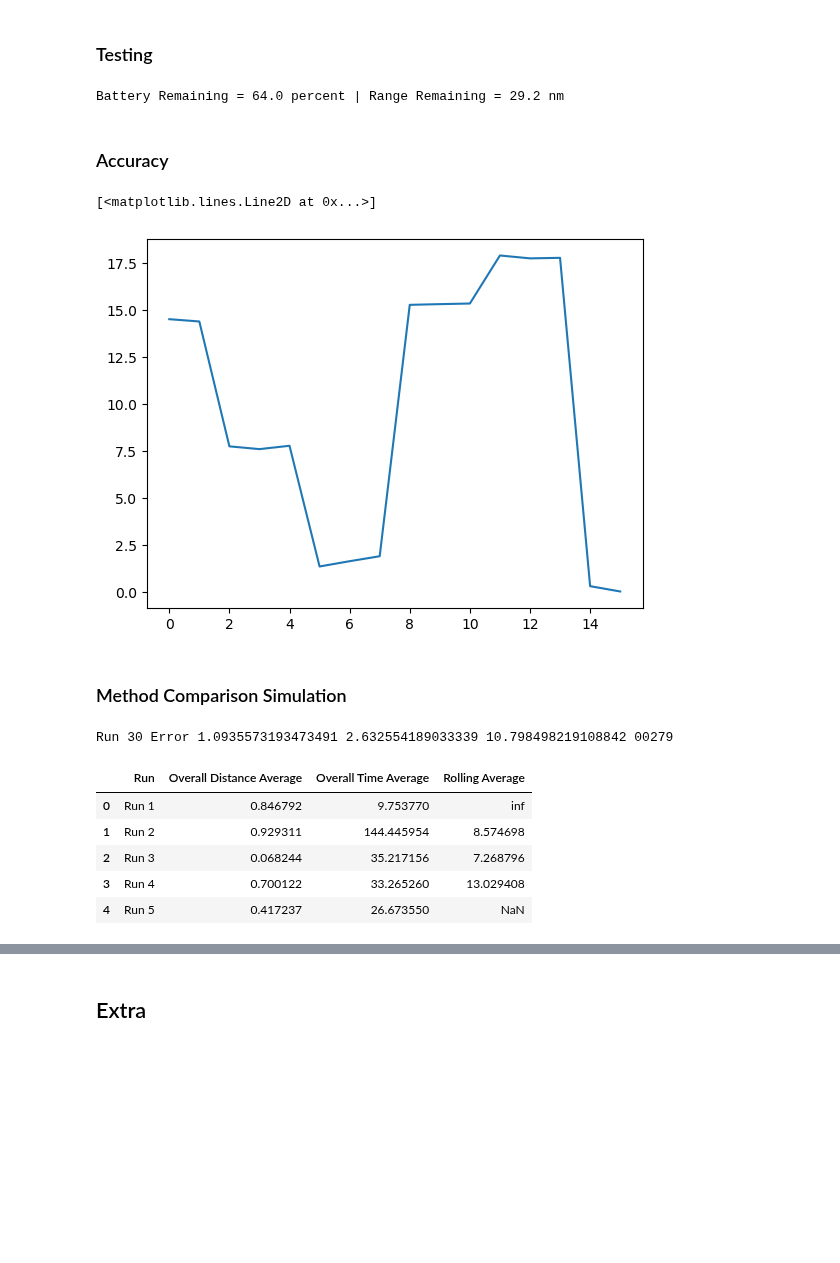
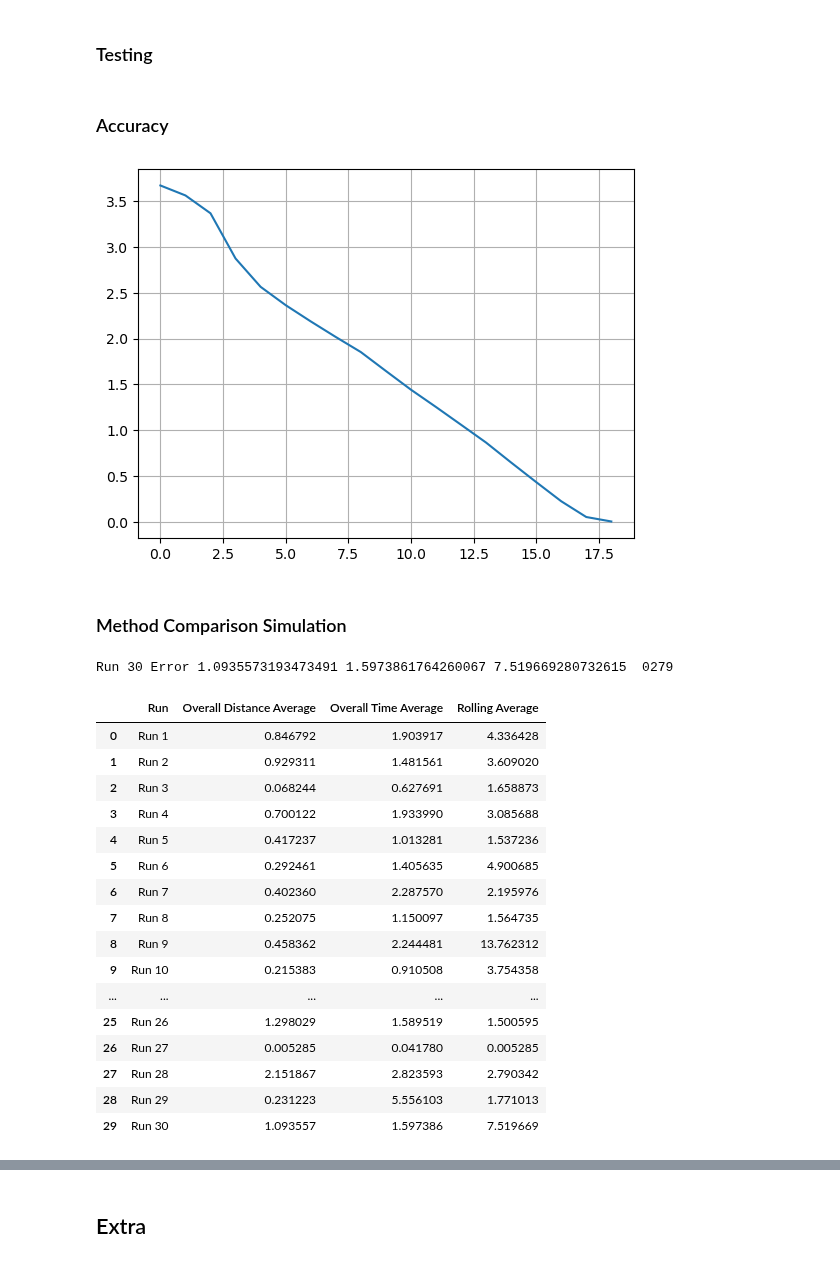
Before and after one commit to eliu420/photon-range-estimator, a Jupyter notebook: test_loop.ipynb, the cells around one changed output, grey strips where cells are left out. Saved outputs shown, nothing was run; the diff lists cells and outputs as text; code cells hidden in the pictures; blank space fills up the shorter version.

```diff
--- a/test_loop.ipynb
+++ b/test_loop.ipynb
@@ -88,24 +88,21 @@ for i in range(len(df)):
     dataStream = testing().parse_csv(df.iloc[i])
 
     # range_estimator.overall_dist_avg(dataStream)
-    # range_estimator.overall_time_avg(dataStream)
-    range_estimator.rolling_avg(dataStream)
+    range_estimator.overall_time_avg(dataStream)
+    # range_estimator.rolling_avg(dataStream)
 
-    print('Battery Remaining = %.1f percent | Range Remaining = %.1f nm' % (dataStream['soc'], range_estimator.range_remaining), end=' \r')
-
+    # print('Battery Remaining = %.1f percent | Range Remaining = %.1f nm'
+    #       % (dataStream['soc'], range_estimator.range_remaining), end=' \r')
     # time.sleep(.005)
     range_list.append(range_estimator.range_remaining)
-# %% [output]
-Battery Remaining = 64.0 percent | Range Remaining = 29.2 nm
 # %% [markdown]
 ### Accuracy
 # %%
-
 run_error, errors = testing().test_accuracy(df, range_list, interval=100)
 plt.plot(range(len(errors)), errors)
+plt.grid()
 # %% [output]
-[<matplotlib.lines.Line2D at 0x...>]
-[figure, old version]
+[figure, new version]
 # %% [markdown]
 ### Method Comparison Simulation
 # %%
@@ -176,16 +173,28 @@ error_summary = pd.DataFrame({
     'Overall Time Average': accuracies2,
     'Rolling Average': accuracies3
 })
-
-error_summary.head()
 # %% [output]
-Run 30 Error 1.0935573193473491 2.632554189033339 10.798498219108842 00279
+Run 30 Error 1.0935573193473491 1.5973861764260067 7.519669280732615  0279
-|  | Run | Overall Distance Average | Overall Time Average | Rolling Average |
-| 0 | Run 1 | 0.846792 | 9.753770 | inf |
-| 1 | Run 2 | 0.929311 | 144.445954 | 8.574698 |
-| 2 | Run 3 | 0.068244 | 35.217156 | 7.268796 |
-| 3 | Run 4 | 0.700122 | 33.265260 | 13.029408 |
-| 4 | Run 5 | 0.417237 | 26.673550 | NaN |
+# %%
+error_summary
+# %% [output]
+|  | Run | Overall Distance Average | Overall Time Average | Rolling Average |
+| 0 | Run 1 | 0.846792 | 1.903917 | 4.336428 |
+| 1 | Run 2 | 0.929311 | 1.481561 | 3.609020 |
+| 2 | Run 3 | 0.068244 | 0.627691 | 1.658873 |
+| 3 | Run 4 | 0.700122 | 1.933990 | 3.085688 |
+| 4 | Run 5 | 0.417237 | 1.013281 | 1.537236 |
+| 5 | Run 6 | 0.292461 | 1.405635 | 4.900685 |
+| 6 | Run 7 | 0.402360 | 2.287570 | 2.195976 |
+| 7 | Run 8 | 0.252075 | 1.150097 | 1.564735 |
+| 8 | Run 9 | 0.458362 | 2.244481 | 13.762312 |
+| 9 | Run 10 | 0.215383 | 0.910508 | 3.754358 |
+| ... | ... | ... | ... | ... |
+| 25 | Run 26 | 1.298029 | 1.589519 | 1.500595 |
+| 26 | Run 27 | 0.005285 | 0.041780 | 0.005285 |
+| 27 | Run 28 | 2.151867 | 2.823593 | 2.790342 |
+| 28 | Run 29 | 0.231223 | 5.556103 | 1.771013 |
+| 29 | Run 30 | 1.093557 | 1.597386 | 7.519669 |
 # %%
 print('\n',
       'Distance Avg Error:    ', error_summary['Overall Distance Average'].mean(), '\n',
```
Also changed, not shown: parts of 2 cells of this notebook, 1 other file.
